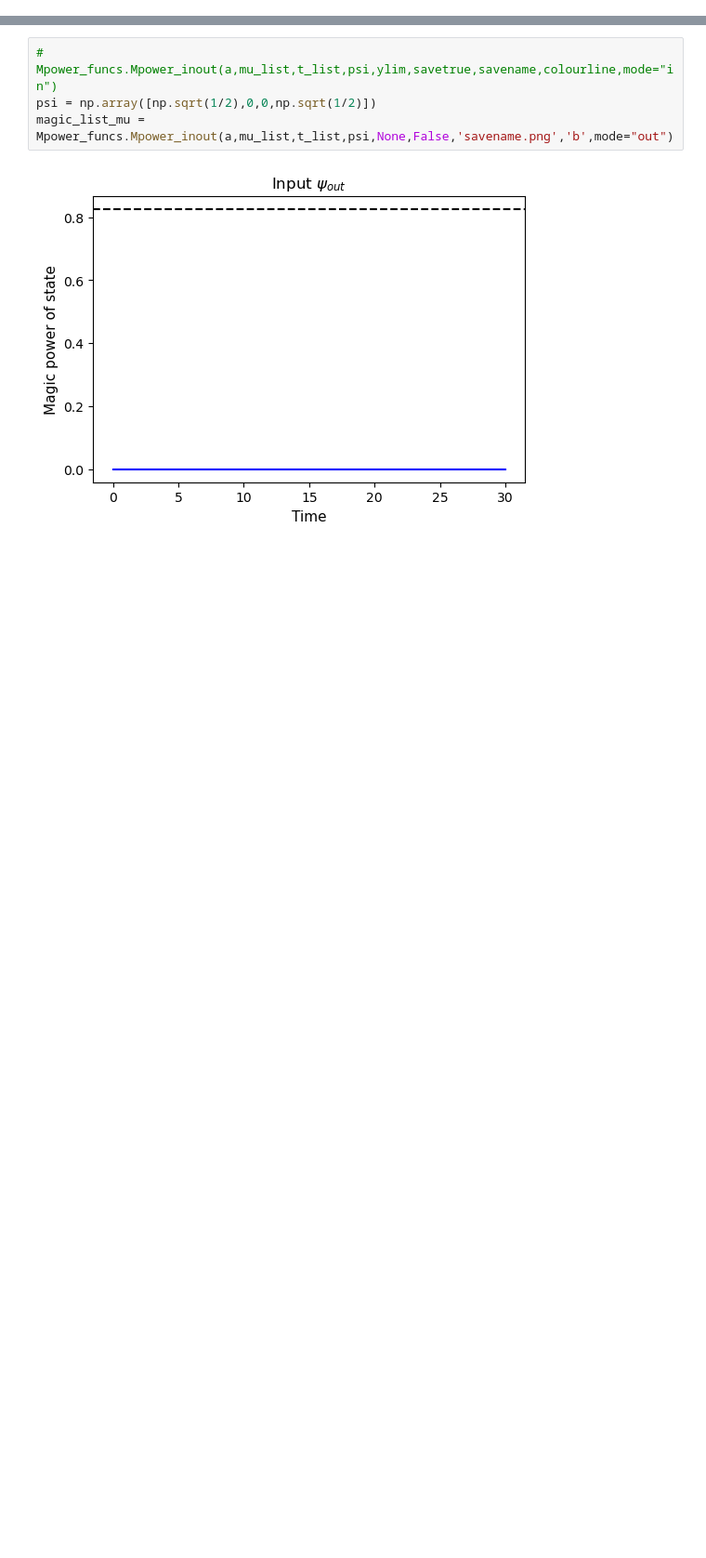
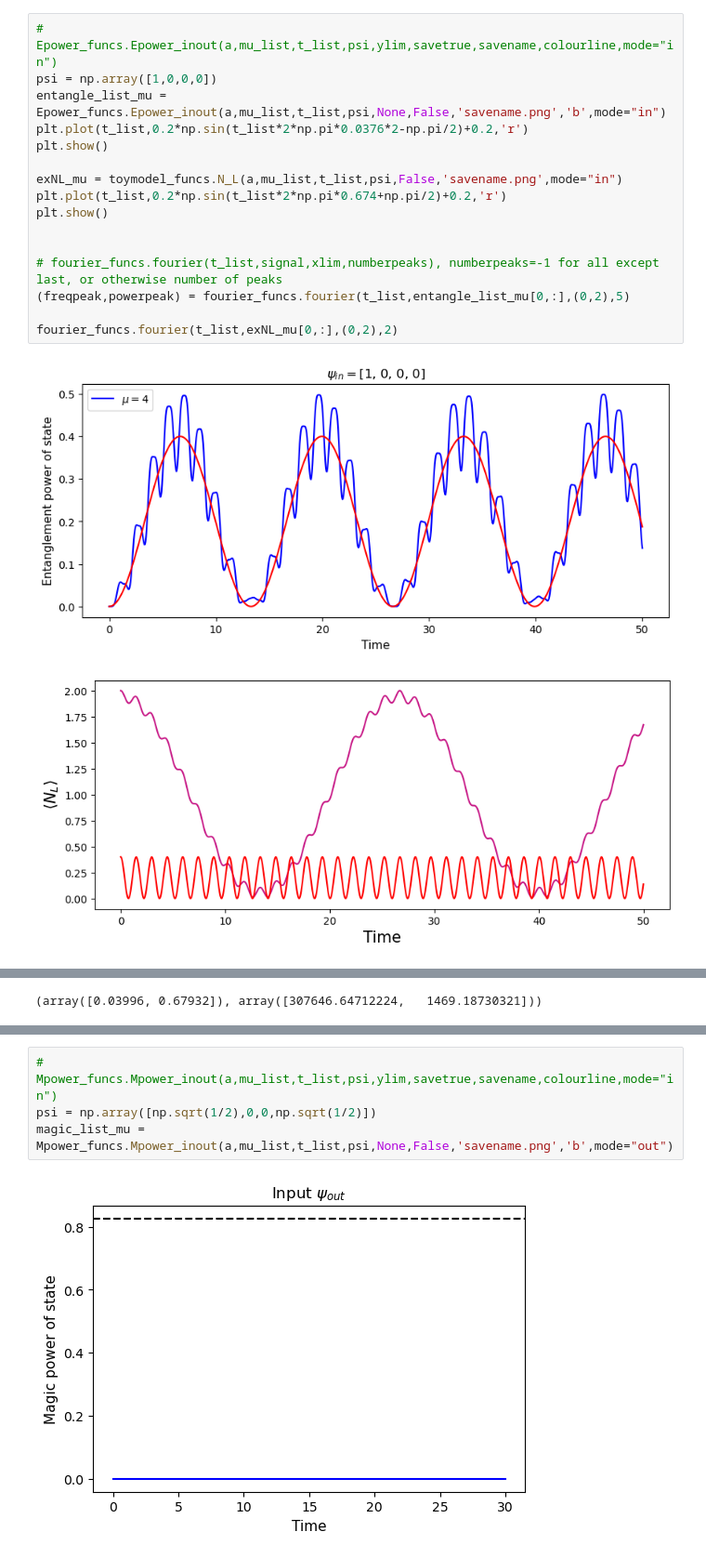
Before and after one commit to annabirke/Honours_entangle_magic, a Jupyter notebook: Epower_Mpower_analysis.ipynb, the cells around one changed output, grey strips where cells are left out. Shown at 93% size. Drawn from its saved outputs; the diff is of its cells as text; blank space fills up the shorter version.

Commit message:
added N_L to toymodel, more E and M analysis in EpowerMpower notebook file, cleaned up some more

```diff
--- a/Epower_Mpower_analysis.ipynb
+++ b/Epower_Mpower_analysis.ipynb
@@ -25,0 +42,19 @@ magic_list_mu = Mpower_funcs.Mpower_S(a,mu_list,t_list,None,False,'savename.png'
+# %%
+# Epower_funcs.Epower_inout(a,mu_list,t_list,psi,ylim,savetrue,savename,colourline,mode="in")
+psi = np.array([1,0,0,0])
+entangle_list_mu = Epower_funcs.Epower_inout(a,mu_list,t_list,psi,None,False,'savename.png','b',mode="in")
+plt.plot(t_list,0.2*np.sin(t_list*2*np.pi*0.0376*2-np.pi/2)+0.2,'r')
+plt.show()
+
+exNL_mu = toymodel_funcs.N_L(a,mu_list,t_list,psi,False,'savename.png',mode="in")
+plt.plot(t_list,0.2*np.sin(t_list*2*np.pi*0.674+np.pi/2)+0.2,'r')
+plt.show()
+
+
+# fourier_funcs.fourier(t_list,signal,xlim,numberpeaks), numberpeaks=-1 for all except last, or otherwise number of peaks
+(freqpeak,powerpeak) = fourier_funcs.fourier(t_list,entangle_list_mu[0,:],(0,2),5)
+
+fourier_funcs.fourier(t_list,exNL_mu[0,:],(0,2),2)
+# %% [output]
+[figure, new version]
+[figure, added]
@@ -26,3 +63,4 @@ magic_list_mu = Mpower_funcs.Mpower_S(a,mu_list,t_list,None,False,'savename.png'
+(array([0.03996, 0.67932]), array([307646.64712224,   1469.18730321]))
 # %%
 # Mpower_funcs.Mpower_inout(a,mu_list,t_list,psi,ylim,savetrue,savename,colourline,mode="in")
 psi = np.array([1,0,0,0])
```
Also changed, not shown: parts of 8 cells of this notebook, 5 other files.
